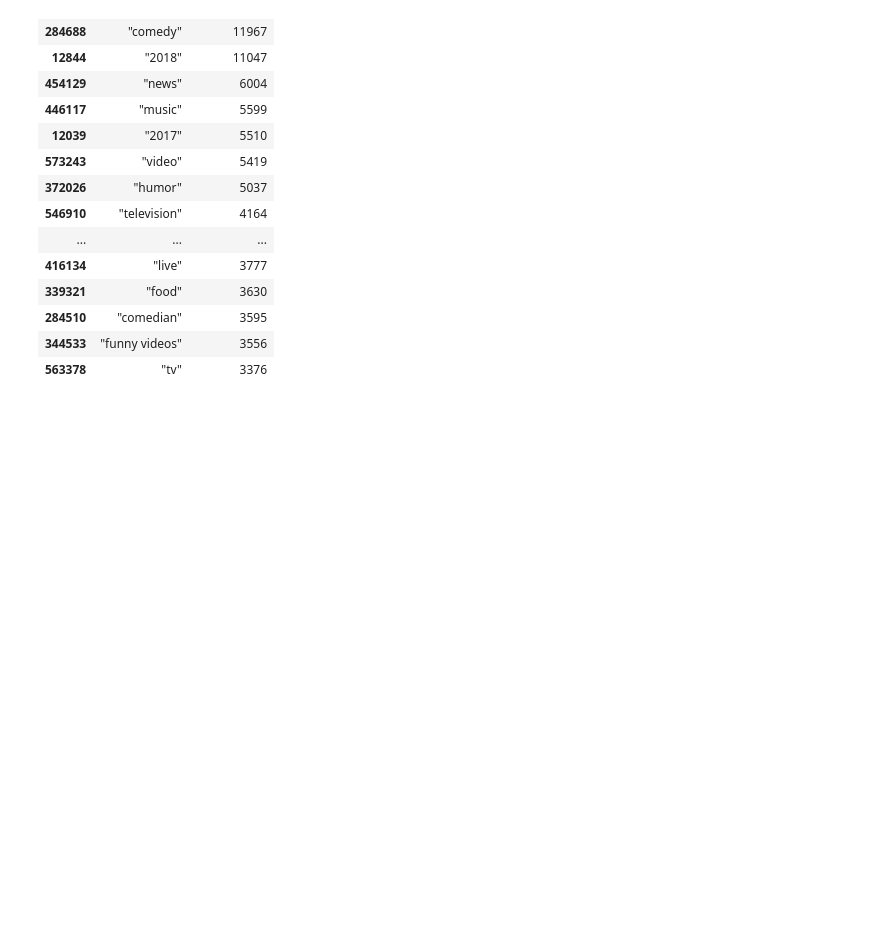
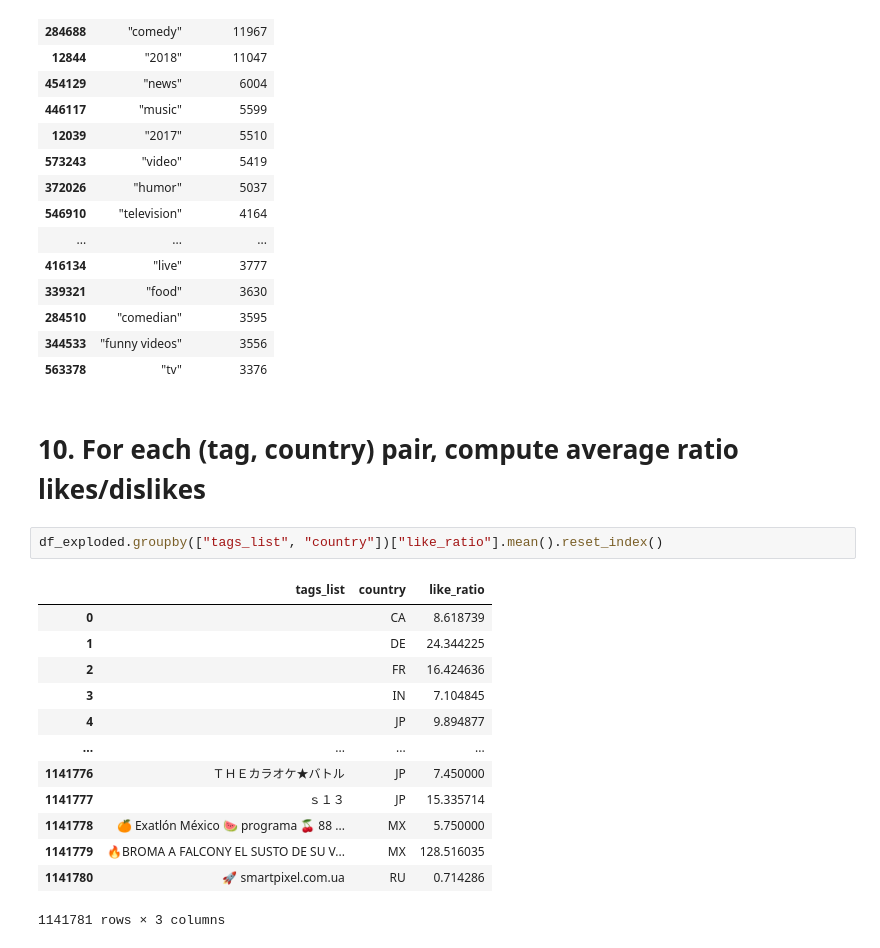
Before and after one commit to KevinDex3/Foundations-ComputerScience-Project, a Jupyter notebook: TrendingYoutube.ipynb, the cells around one changed output. Cells and saved outputs as stored; diff of their text form; blank space fills up the shorter version.

```diff
--- a/TrendingYoutube.ipynb
+++ b/TrendingYoutube.ipynb
@@ -363,3 +364,21 @@ tag_counts.sort_values("num_videos", ascending=False).head(20)
 | 284510 | "comedian" | 3595 |
 | 344533 | "funny videos" | 3556 |
 | 563378 | "tv" | 3376 |
+# %% [markdown]
+# 10. For each (tag, country) pair, compute average ratio likes/dislikes
+# %%
+df_exploded.groupby(["tags_list", "country"])["like_ratio"].mean().reset_index()
+# %% [output]
+|  | tags_list | country | like_ratio |
+| 0 |  | CA | 8.618739 |
+| 1 |  | DE | 24.344225 |
+| 2 |  | FR | 16.424636 |
+| 3 |  | IN | 7.104845 |
+| 4 |  | JP | 9.894877 |
+| ... | ... | ... | ... |
+| 1141776 | ＴＨＥカラオケ★バトル | JP | 7.450000 |
+| 1141777 | ｓ１３ | JP | 15.335714 |
+| 1141778 | 🍊 Exatlón México 🍉 programa 🍒 88 ... | MX | 5.750000 |
+| 1141779 | 🔥BROMA A FALCONY EL SUSTO DE SU V... | MX | 128.516035 |
+| 1141780 | 🚀 smartpixel.com.ua | RU | 0.714286 |
+1141781 rows × 3 columns
```
Also changed, not shown: parts of 8 cells of this notebook.
